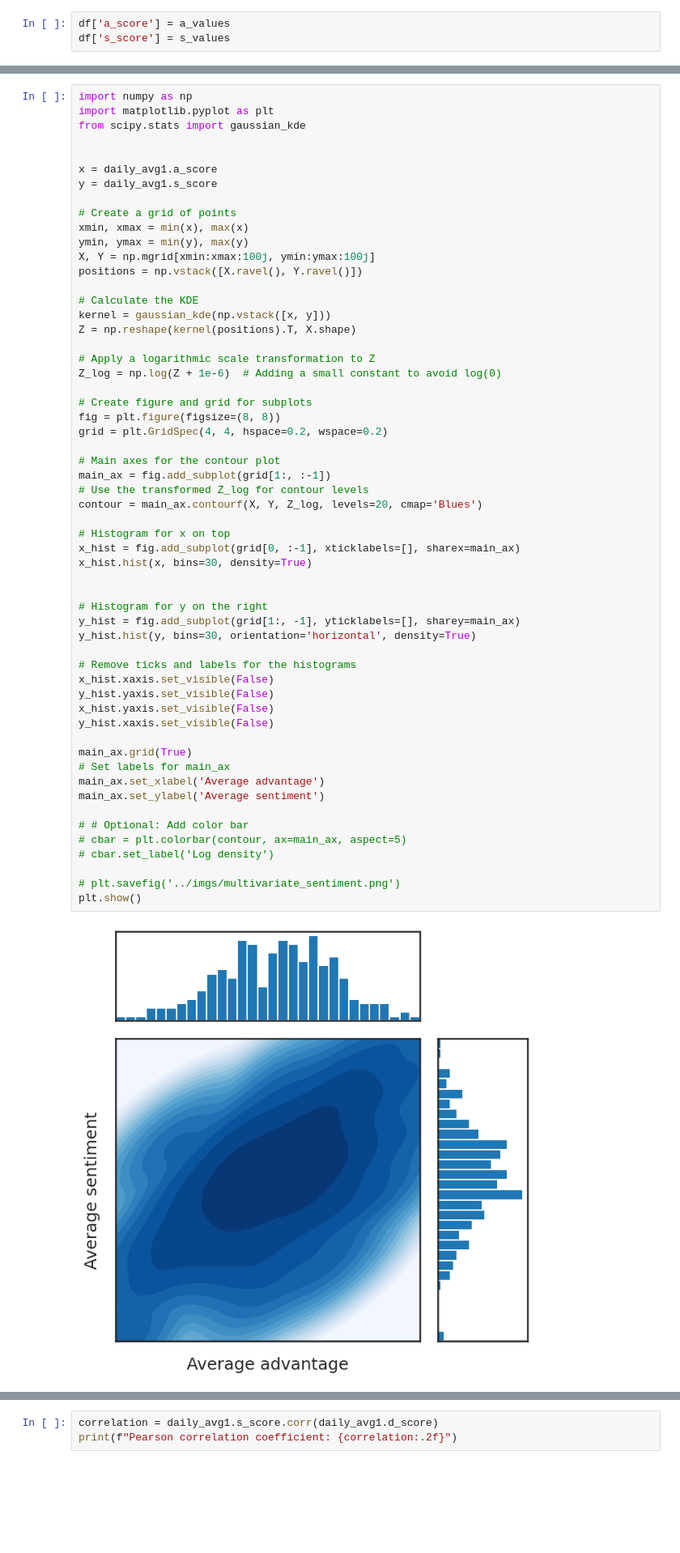
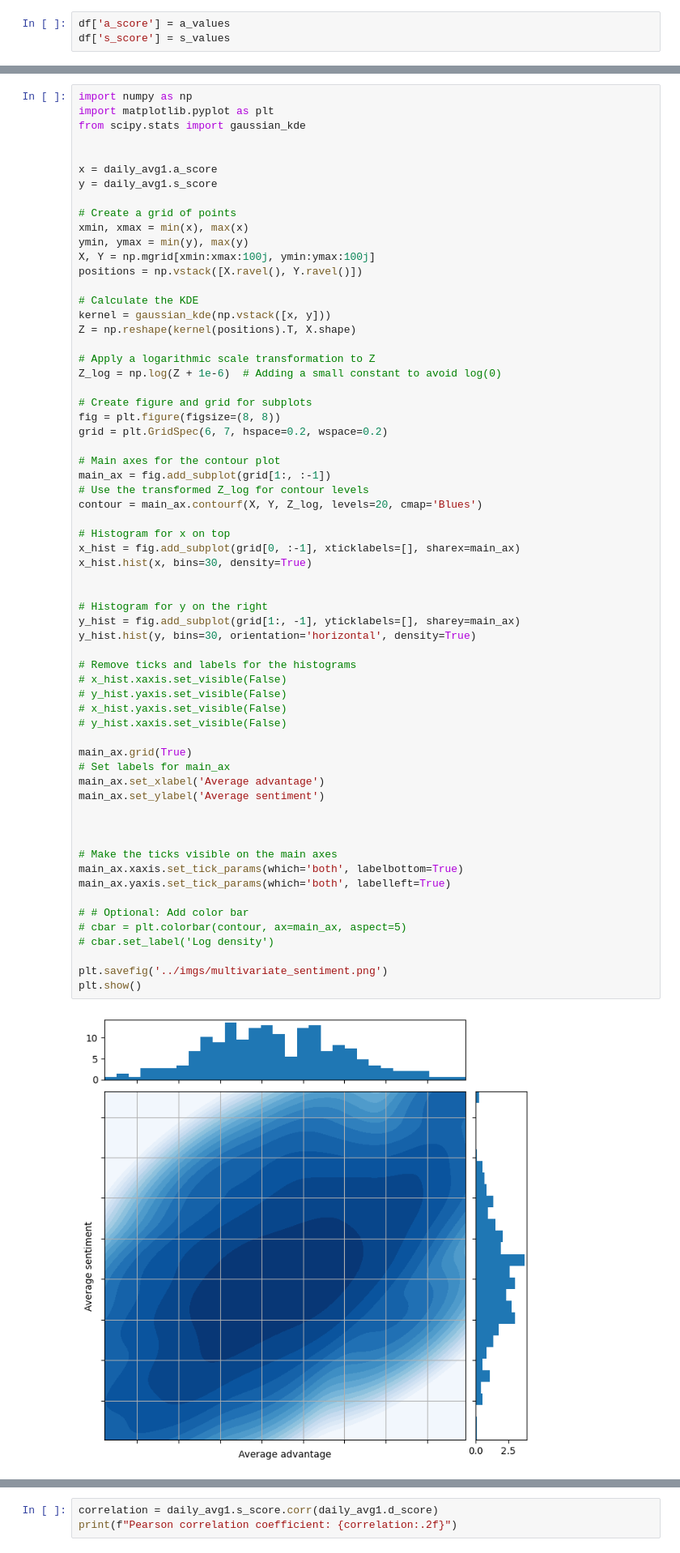
Before and after one commit to willsanford/BUDeepLearningProject, a Jupyter notebook: notebooks/visualize_sentiment.ipynb, the cells around one changed output, grey strips where cells are left out. Shown at 81% size. Drawn from its saved outputs; the diff is of its cells as text; blank space fills up the shorter version.

```diff
--- a/notebooks/visualize_sentiment.ipynb
+++ b/notebooks/visualize_sentiment.ipynb
@@ -147,41 +176,47 @@ Z_log = np.log(Z + 1e-6)  # Adding a small constant to avoid log(0)
 
 # Create figure and grid for subplots
 fig = plt.figure(figsize=(8, 8))
-grid = plt.GridSpec(4, 4, hspace=0.2, wspace=0.2)
+grid = plt.GridSpec(6, 7, hspace=0.2, wspace=0.2)
 
 # Main axes for the contour plot
 main_ax = fig.add_subplot(grid[1:, :-1])
 # Use the transformed Z_log for contour levels
 contour = main_ax.contourf(X, Y, Z_log, levels=20, cmap='Blues')
 
 # Histogram for x on top
 x_hist = fig.add_subplot(grid[0, :-1], xticklabels=[], sharex=main_ax)
 x_hist.hist(x, bins=30, density=True)
 
 
 # Histogram for y on the right
 y_hist = fig.add_subplot(grid[1:, -1], yticklabels=[], sharey=main_ax)
 y_hist.hist(y, bins=30, orientation='horizontal', density=True)
 
 # Remove ticks and labels for the histograms
-x_hist.xaxis.set_visible(False)
-y_hist.yaxis.set_visible(False)
-x_hist.yaxis.set_visible(False)
-y_hist.xaxis.set_visible(False)
+# x_hist.xaxis.set_visible(False)
+# y_hist.yaxis.set_visible(False)
+# x_hist.yaxis.set_visible(False)
+# y_hist.xaxis.set_visible(False)
 
 main_ax.grid(True)
 # Set labels for main_ax
 main_ax.set_xlabel('Average advantage')
 main_ax.set_ylabel('Average sentiment')
 
+
+
+# Make the ticks visible on the main axes
+main_ax.xaxis.set_tick_params(which='both', labelbottom=True)
+main_ax.yaxis.set_tick_params(which='both', labelleft=True)
+
 # # Optional: Add color bar
 # cbar = plt.colorbar(contour, ax=main_ax, aspect=5)
 # cbar.set_label('Log density')
 
-# plt.savefig('../imgs/multivariate_sentiment.png')
+plt.savefig('../imgs/multivariate_sentiment.png')
 plt.show()
 # %% [output]
-[figure, old version]
+[figure, new version]
 # %%
 import yfinance as yf
 import matplotlib.pyplot as plt
```
Also changed, not shown: parts of 16 cells of this notebook, 3 other files.
